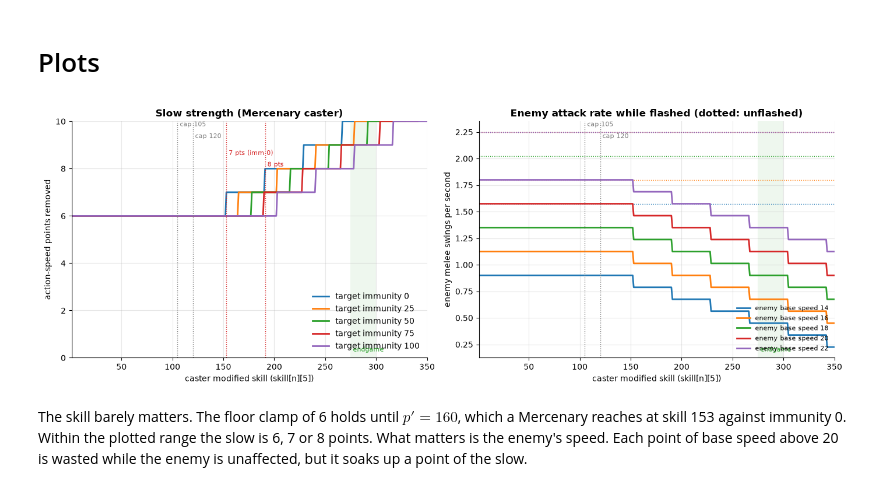
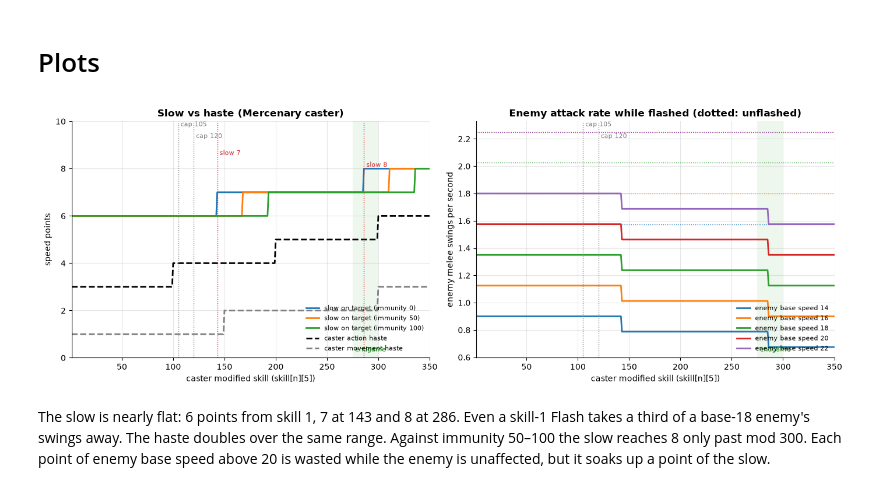
Before and after one commit to engineerjames/men-among-gods-reforged, a Jupyter notebook: investigations/abilities/mercenary_gunpowder_flash.ipynb, the cells around one changed output. Saved outputs shown, nothing was run; the diff lists cells and outputs as text; code cells hidden in the pictures.

```diff
--- a/investigations/abilities/mercenary_gunpowder_flash.ipynb
+++ b/investigations/abilities/mercenary_gunpowder_flash.ipynb
@@ -68,7 +77,12 @@ def flash_power(p, immun=0, race="Mercenary", moon=None):
 
 def slow_points(power):
     """`gunpowder_flash_slow_points(item.power)`."""
-    return mm.clamp(3 + mm.idiv(power, 40), 6, 20)
+    return mm.clamp(mm.knee_300(power, 6, 8), 6, 20)
+
+
+def haste_points(power):
+    """`gunpowder_flash_haste_points(item.power)` -> (action, movement)."""
+    return mm.knee_300(power, 3, 6), mm.knee_300(power, 1, 3)
 
 
 def flash_slow(p, immun=0, race="Mercenary"):
@@ -78,6 +92,11 @@ def flash_slow(p, immun=0, race="Mercenary"):
 def enemy_attacks_per_second(p, base, immun=0, race="Mercenary"):
     row = mm.action_speed_row(base, flash_slow=flash_slow(p, immun, race))
     return mm.attacks_per_second(row)
+
+
+def caster_attacks_per_second(p, base):
+    row = mm.action_speed_row(base, flash_haste=haste_points(p)[0])
+    return mm.attacks_per_second(row)
 # %% [markdown]
 # Validation
 
@@ -103,29 +129,32 @@ Gunpowder Flash model OK
 # %%
 fig, axes = plt.subplots(1, 2, figsize=(14, 5))
 
 ax = axes[0]
-for immun in mm.IMMUNITY_SWEEP:
-    ax.plot(P, flash_slow(P, immun), label=f"target immunity {immun}")
-mm.skill_axis(ax, "action-speed points removed", "Slow strength (Mercenary caster)")
+for immun in (0, 50, 100):
+    ax.plot(P, flash_slow(P, immun), label=f"slow on target (immunity {immun})")
+haste_a, haste_m = haste_points(P)
+ax.plot(P, haste_a, color="black", ls="--", label="caster action haste")
+ax.plot(P, haste_m, color="grey", ls="--", label="caster movement haste")
+mm.skill_axis(ax, "speed points", "Slow vs haste (Mercenary caster)")
 ax.set_ylim(0, 10)
-mm.mark_caps(ax, extra=[(153, "7 pts (imm 0)"), (191, "8 pts")])
-ax.legend(loc="lower right")
+mm.mark_caps(ax, extra=[(143, "slow 7"), (286, "slow 8")])
+ax.legend(loc="lower right", fontsize=8)
 
 ax = axes[1]
 for base in ENEMY_BASES:
     line, = ax.plot(P, enemy_attacks_per_second(P, base), label=f"enemy base speed {base}")
     ax.axhline(mm.attacks_per_second(mm.action_speed_row(base)), color=line.get_color(), ls=":", lw=1)
 mm.skill_axis(ax, "enemy melee swings per second", "Enemy attack rate while flashed (dotted: unflashed)")
 mm.mark_caps(ax)
 ax.legend(loc="lower right", fontsize=8)
 plt.tight_layout()
 # %% [output]
-[figure, old version]
+[figure, new version]
 # %% [markdown]
-The skill barely matters. The floor clamp of 6 holds until $p' = 160$, which a Mercenary reaches
-at skill 153 against immunity 0. Within the plotted range the slow is 6, 7 or 8 points. What
-matters is the enemy's speed. Each point of base speed above 20 is wasted while the enemy is
-unaffected, but it soaks up a point of the slow.
+The slow is nearly flat: 6 points from skill 1, 7 at 143 and 8 at 286. Even a skill-1 Flash
+takes a third of a base-18 enemy's swings away. The haste doubles over the same range. Against
+immunity 50–100 the slow reaches 8 only past mod 300. Each point of enemy base speed above 20
+is wasted while the enemy is unaffected, but it soaks up a point of the slow.
 # %%
 fig, axes = plt.subplots(1, 2, figsize=(14, 5))
 
```
Also changed, not shown: parts of 6 cells of this notebook, 6 other files.
